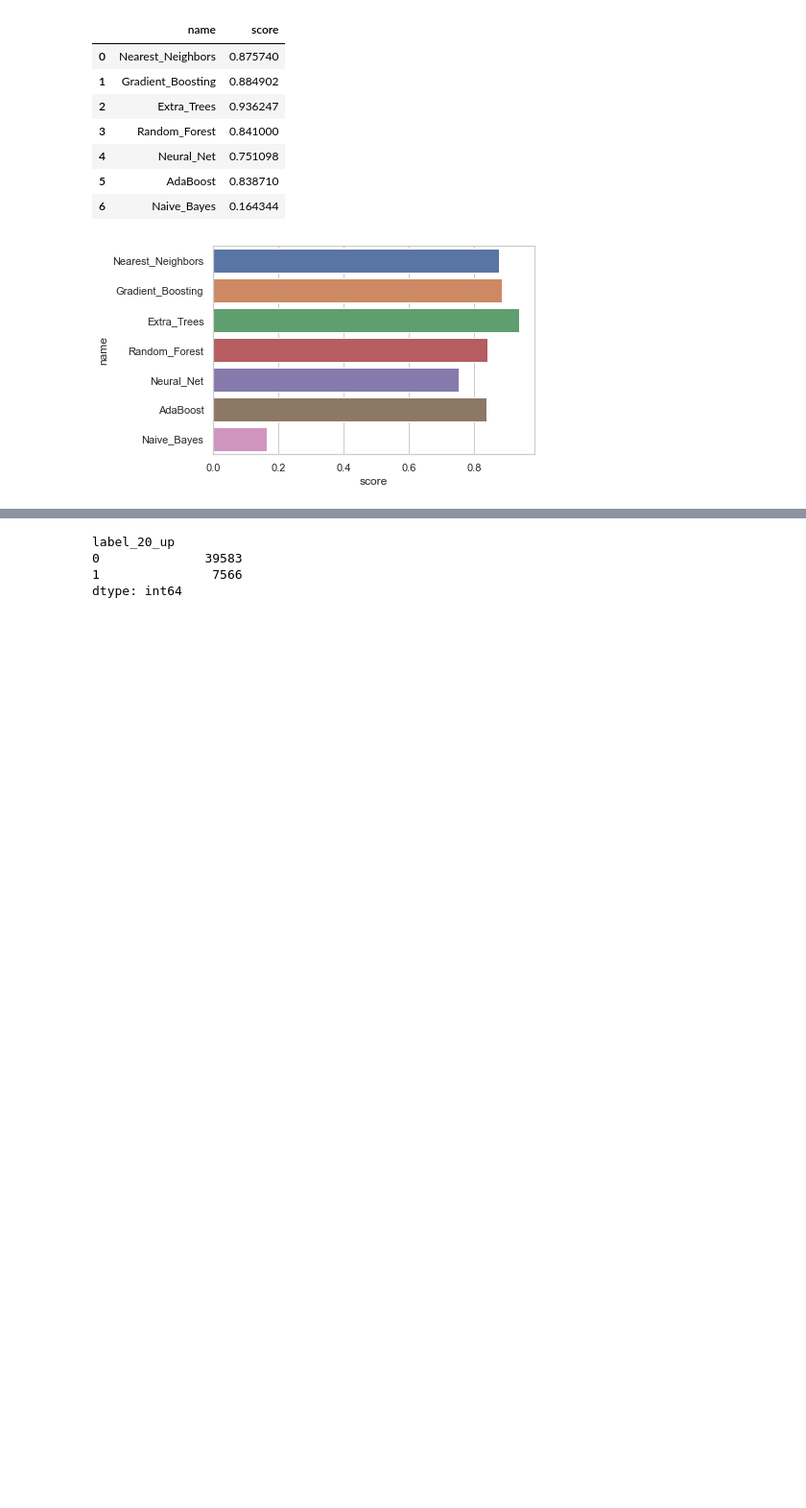
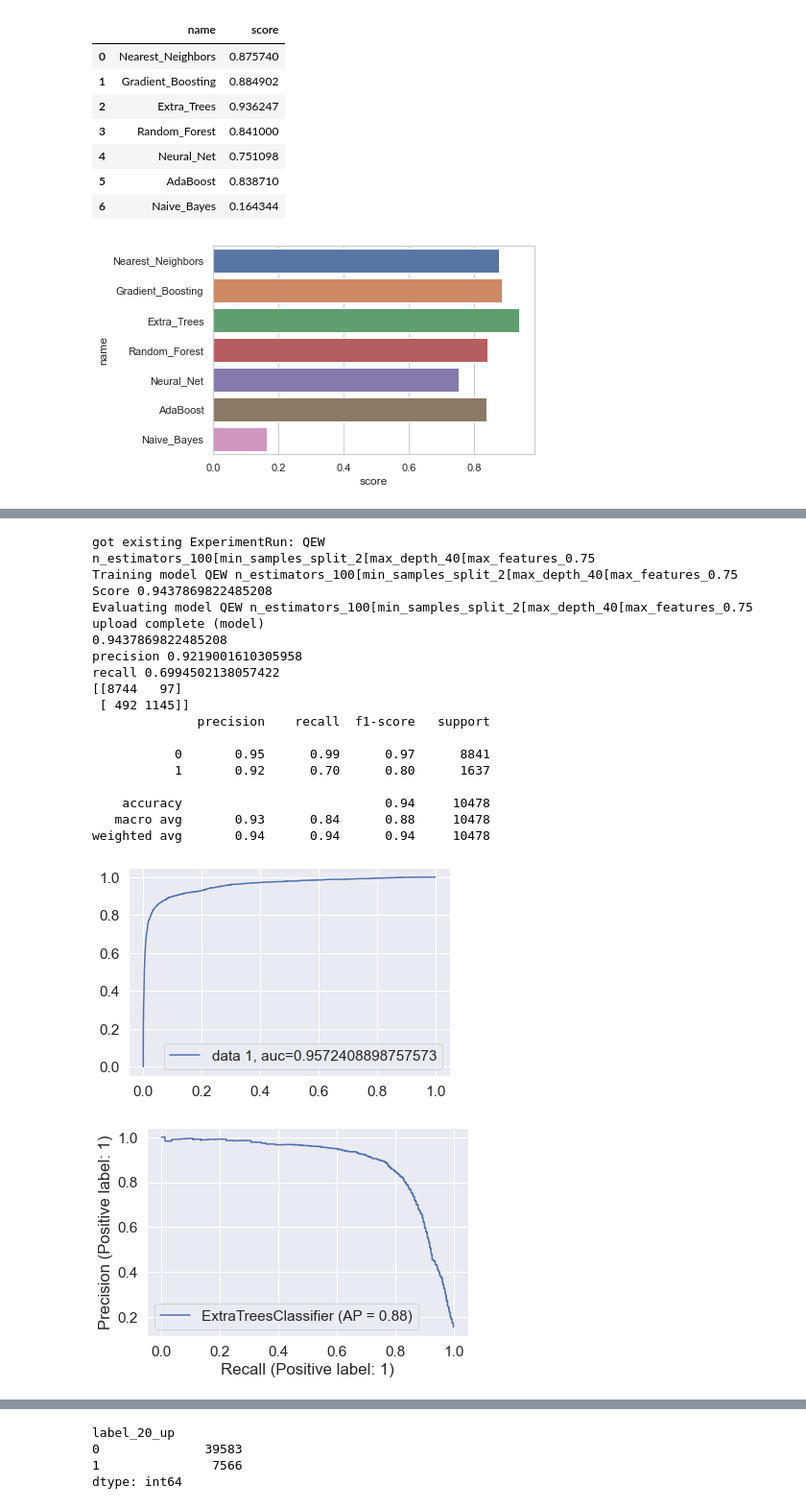
Before and after one commit to hustlestar/trading-signals-ml-processing, a Jupyter notebook: src/models.ipynb, the cells around one changed output, grey strips where cells are left out. Shown at 96% size. Cells and saved outputs as stored; diff of their text form; code cells hidden in the pictures; blank space fills up the shorter version.

```diff
--- a/src/models.ipynb
+++ b/src/models.ipynb
@@ -30,13 +30,13 @@ LOCAL_DATA_PATH = os.path.join('..', 'data', 'sample_notifications_data.parquet'
 LOCAL_DATA_MODE = True
 
 def load_dataset(data_path=None, conf_path="../.env") -> pd.DataFrame:
-    if not data_path:
+    if not data_path or (data_path and not os.path.exists(data_path)):
         print("Reading from db")
         conf = dotenv_values(conf_path)
         conn = get_connection(conf)
         notifications = execute_sql(conn, "select * from notifications order by id")
         raw_flat_data = prepare_dataset(flat_notifications_from_sql(notifications))
-        data_preprocessor = DataPreprocessor(raw_flat_data, True)
+        data_preprocessor = DataPreprocessor(raw_flat_data, is_train= True)
         return data_preprocessor.provide_ready_df()
     else:
         print("Reading from local file")
@@ -95,7 +111,7 @@ y_up_class.shape
 # %% [output]
 (52388, 1)
 # %%
-x_train, x_test, y_train, y_test = train_test_split(x, y_up_class, test_size=0.1)
+x_train, x_test, y_train, y_test = train_test_split(x, y_up_class, test_size=0.2)
 # %%
 algos = {
     "Nearest_Neighbors": KNeighborsClassifier(3),
@@ -170,20 +186,26 @@ def train_eval_model(x_train, x_test, y_train, y_test, model, name, thresh=20):
     print(f"Training model {name}")
     score = train(model, x_train, y_train)
     print(f"Score {score}")
-    run.log_metric('score', score)
+    run.log_metric('score', score, overwrite=True)
     print(f"Evaluating model {name}")
-    run.log_artifact('model', a1)
+    run.log_artifact('model', a1, overwrite=True)
     # Make predictions for the test UP set
     y_up_predictions = model.predict(x_test)
     # View accuracy score
 
     acc = accuracy_score(y_test, y_up_predictions)
-    run.log_metric('accuracy', acc)
+    run.log_metric('accuracy', acc, overwrite=True)
     print(acc)
+
+    print(f"precision {precision_score(y_test, y_up_predictions)}")
+    recall = recall_score(y_test, y_up_predictions)
+    print(f"recall { recall}")
+    run.log_metric('recall', recall, overwrite=True)
+
     y_pred_proba = model.predict_proba(x_test)[::,1]
     fpr, tpr, _ = roc_curve(y_test,  y_pred_proba)
     auc = roc_auc_score(y_test, y_pred_proba)
-    run.log_metric('auc', auc)
+    run.log_metric('auc', auc, overwrite=True)
     plt.plot(fpr,tpr,label="data 1, auc="+str(auc))
     plt.legend(loc=4)
     plt.show()
@@ -191,7 +213,8 @@ def train_eval_model(x_train, x_test, y_train, y_test, model, name, thresh=20):
     matrix = confusion_matrix(y_test, y_up_predictions)
     print(matrix)
     matrix = matrix.astype('float') / matrix.sum(axis=1)[:, np.newaxis]
-
+    from sklearn.metrics import plot_precision_recall_curve
+    plot_precision_recall_curve(model, x_test, y_test)
     # Build the plot
     plt.figure(figsize=(16,7))
     sns.set(font_scale=1.4)
@@ -208,6 +231,7 @@ def train_eval_model(x_train, x_test, y_train, y_test, model, name, thresh=20):
     plt.ylabel('True label')
     plt.title(f'Confusion Matrix for {name}')
     plt.show()
+
     # View the classification report for test data and predictions
     print(classification_report(y_test, y_up_predictions))
 # %%
@@ -215,11 +239,12 @@ models_dict = {}
 def name_model(prefix, pars_dict):
     return f"{prefix} {'['.join(f'{k}_{v}' for k, v in pars_dict.items())}"
 # %%
-pars = {"n_estimators": 60,
-"min_samples_split": 5,
-"max_features": "log2"}
+pars = {"n_estimators": 100,
+"min_samples_split": 2,
+"max_depth": 50,
+"max_features": "sqrt"}
 a1 = ExtraTreesClassifier(**pars)
-train_eval_model(x_train, x_test, y_train, y_test, a1, f"Lola {'['.join(f'{k}_{v}' for k, v in pars.items())}")
+train_eval_model(x_train, x_test, y_train, y_test, a1, f"QEW {'['.join(f'{k}_{v}' for k, v in pars.items())}")
 
 feat_importances = pd.Series(a1.feature_importances_, index=x_train.columns)
 feat_importances.nlargest(20).plot(kind='barh')
@@ -246,0 +251,28 @@ weighted avg       0.92      0.93      0.92      5239
+# %%
+pars = {"n_estimators": 100,
+"min_samples_split": 2,
+"max_depth": 40,
+"max_features": 0.75}
+a1 = ExtraTreesClassifier(**pars)
+train_eval_model(x_train, x_test, y_train, y_test, a1, f"QEW {'['.join(f'{k}_{v}' for k, v in pars.items())}")
+# %% [output]
+got existing ExperimentRun: QEW n_estimators_100[min_samples_split_2[max_depth_40[max_features_0.75
+Training model QEW n_estimators_100[min_samples_split_2[max_depth_40[max_features_0.75
+Score 0.9437869822485208
+Evaluating model QEW n_estimators_100[min_samples_split_2[max_depth_40[max_features_0.75
+upload complete (model)
+0.9437869822485208
+precision 0.9219001610305958
+recall 0.6994502138057422
+[[8744   97]
+ [ 492 1145]]
+              precision    recall  f1-score   support
+
+           0       0.95      0.99      0.97      8841
+           1       0.92      0.70      0.80      1637
+
+    accuracy                           0.94     10478
+   macro avg       0.93      0.84      0.88     10478
+weighted avg       0.94      0.94      0.94     10478
+[figure, added]
+[figure, added]
```
Also changed, not shown: parts of 39 cells of this notebook, 10 other files.
